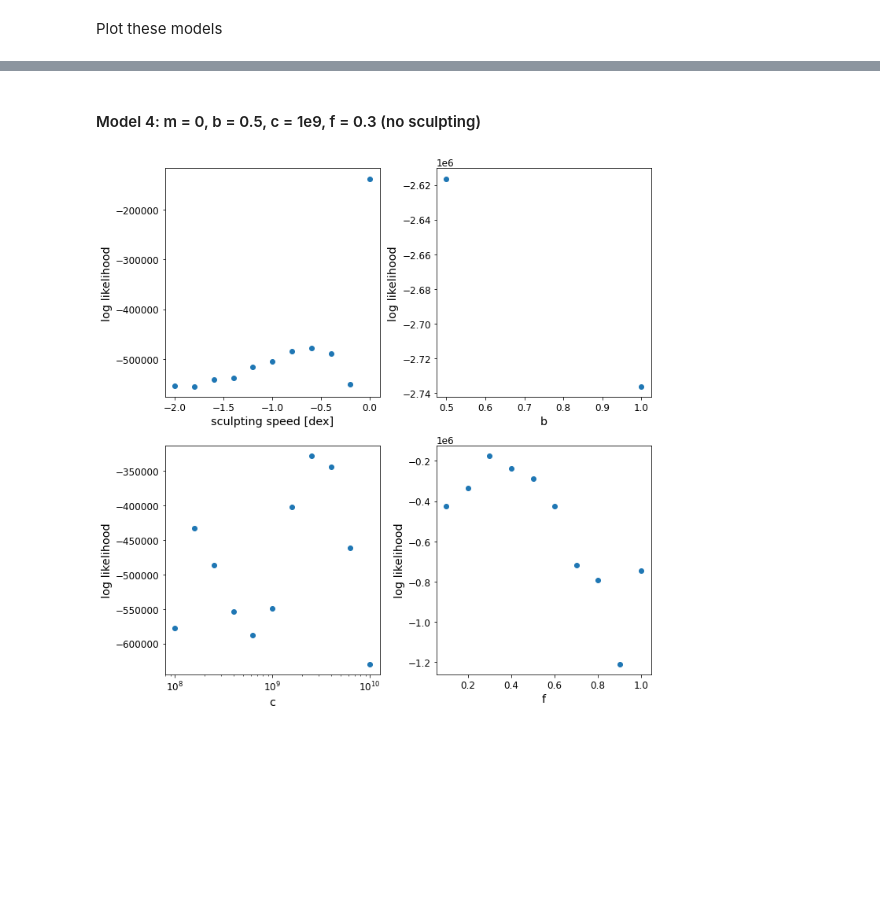
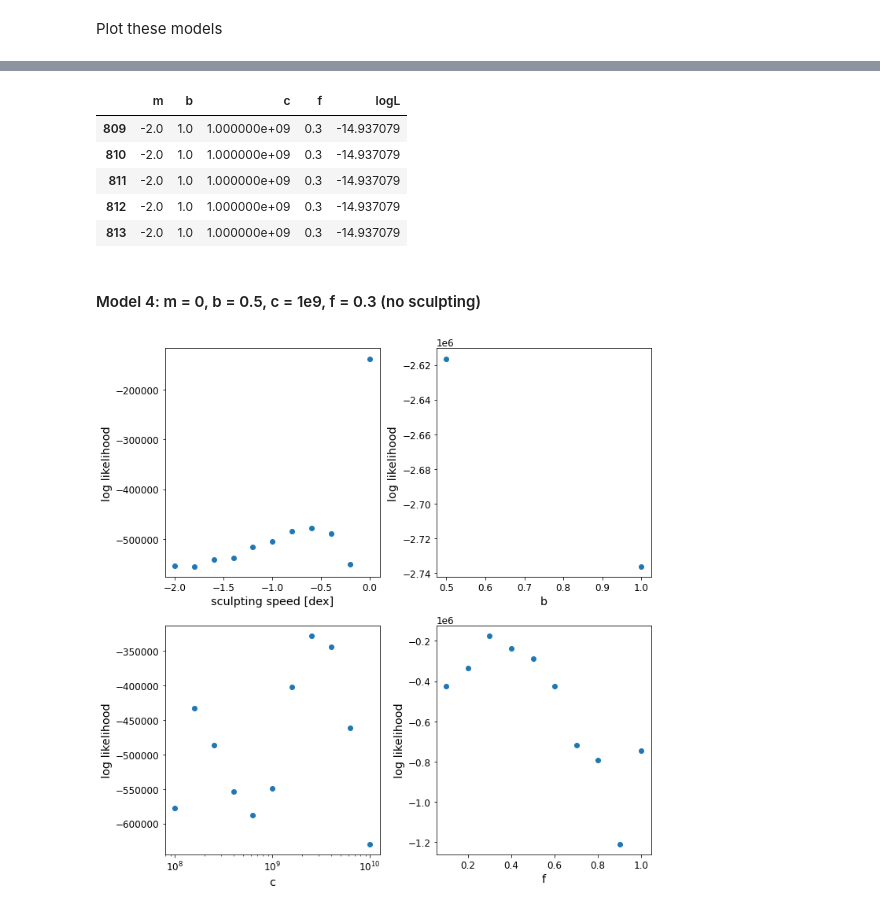
Before and after one commit to exoclam/mastrangelo, a Jupyter notebook: notebooks/injection-recovery.ipynb, the cells around one changed output, grey strips where cells are left out. Cells and saved outputs as stored; diff of their text form; code cells hidden in the pictures; blank space fills up the shorter version.

```diff
--- a/notebooks/injection-recovery.ipynb
+++ b/notebooks/injection-recovery.ipynb
@@ -641,3 +697,12 @@ plt.show()
+# %%
+ground_truth
+# %% [output]
+|  | m | b | c | f | logL |
+| 809 | -2.0 | 1.0 | 1.000000e+09 | 0.3 | -14.937079 |
+| 810 | -2.0 | 1.0 | 1.000000e+09 | 0.3 | -14.937079 |
+| 811 | -2.0 | 1.0 | 1.000000e+09 | 0.3 | -14.937079 |
+| 812 | -2.0 | 1.0 | 1.000000e+09 | 0.3 | -14.937079 |
+| 813 | -2.0 | 1.0 | 1.000000e+09 | 0.3 | -14.937079 |
 # %% [markdown]
 #### Model 4: m = 0, b = 0.5, c = 1e9, f = 0.3 (no sculpting)
 # %%
```
Also changed, not shown: parts of 13 cells of this notebook, 4 other files.
